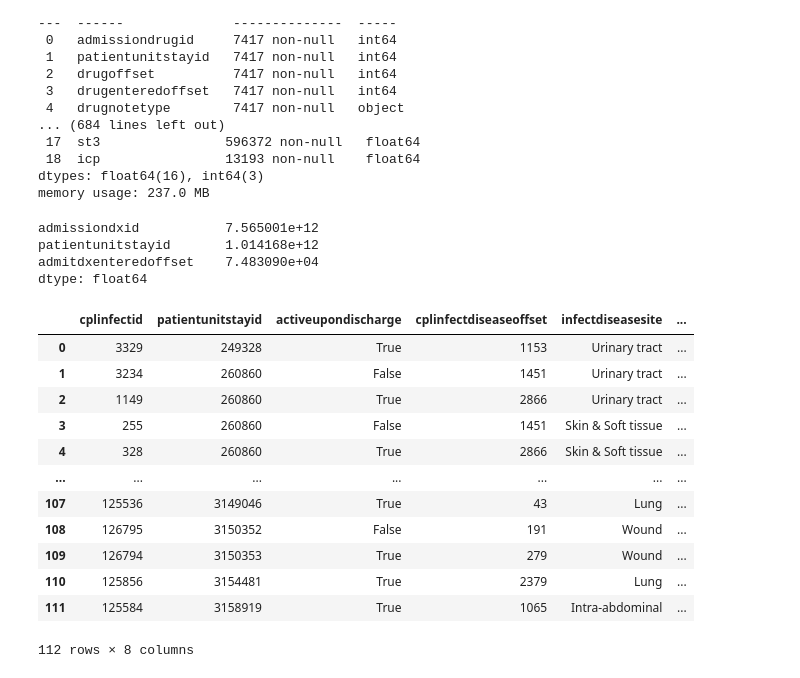
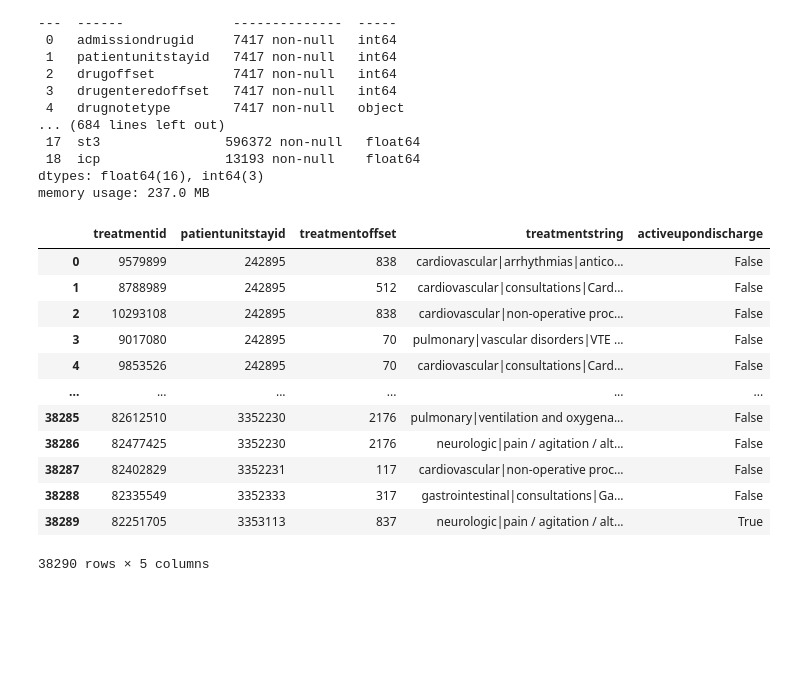
Before and after one commit to ThePylots/Reto1_Prediccion_Estancia_UCI, a Jupyter notebook: src/analysis.ipynb, the cells around one changed output. Cells and saved outputs as stored; diff of their text form; code cells hidden in the pictures; blank space fills up the shorter version.

```diff
--- a/src/analysis.ipynb
+++ b/src/analysis.ipynb
@@ -171,27 +171,20 @@ Data columns (total 14 columns):
  18  icp                13193 non-null    float64
 dtypes: float64(16), int64(3)
 memory usage: 237.0 MB
-# %%
-dfs['admissionDx'].var()
-# %% [output]
-admissiondxid           7.565001e+12
-patientunitstayid       1.014168e+12
-admitdxenteredoffset    7.483090e+04
-dtype: float64
 # %%
-dfs['carePlanInfectiousDisease']
+dfs['treatment']
 # %% [output]
-|  | cplinfectid | patientunitstayid | activeupondischarge | cplinfectdiseaseoffset | infectdiseasesite | ... |
-| 0 | 3329 | 249328 | True | 1153 | Urinary tract | ... |
-| 1 | 3234 | 260860 | False | 1451 | Urinary tract | ... |
-| 2 | 1149 | 260860 | True | 2866 | Urinary tract | ... |
-| 3 | 255 | 260860 | False | 1451 | Skin & Soft tissue | ... |
-| 4 | 328 | 260860 | True | 2866 | Skin & Soft tissue | ... |
-| ... | ... | ... | ... | ... | ... | ... |
-| 107 | 125536 | 3149046 | True | 43 | Lung | ... |
-| 108 | 126795 | 3150352 | False | 191 | Wound | ... |
-| 109 | 126794 | 3150353 | True | 279 | Wound | ... |
-| 110 | 125856 | 3154481 | True | 2379 | Lung | ... |
-| 111 | 125584 | 3158919 | True | 1065 | Intra-abdominal | ... |
+|  | treatmentid | patientunitstayid | treatmentoffset | treatmentstring | activeupondischarge |
+| 0 | 9579899 | 242895 | 838 | cardiovascular|arrhythmias|antico... | False |
+| 1 | 8788989 | 242895 | 512 | cardiovascular|consultations|Card... | False |
+| 2 | 10293108 | 242895 | 838 | cardiovascular|non-operative proc... | False |
+| 3 | 9017080 | 242895 | 70 | pulmonary|vascular disorders|VTE ... | False |
+| 4 | 9853526 | 242895 | 70 | cardiovascular|consultations|Card... | False |
+| ... | ... | ... | ... | ... | ... |
+| 38285 | 82612510 | 3352230 | 2176 | pulmonary|ventilation and oxygena... | False |
+| 38286 | 82477425 | 3352230 | 2176 | neurologic|pain / agitation / alt... | False |
+| 38287 | 82402829 | 3352231 | 117 | cardiovascular|non-operative proc... | False |
+| 38288 | 82335549 | 3352333 | 317 | gastrointestinal|consultations|Ga... | False |
+| 38289 | 82251705 | 3353113 | 837 | neurologic|pain / agitation / alt... | True |
-112 rows × 8 columns
+38290 rows × 5 columns
 # %%
```
Also changed, not shown: parts of 2 cells of this notebook, 3 other files.
